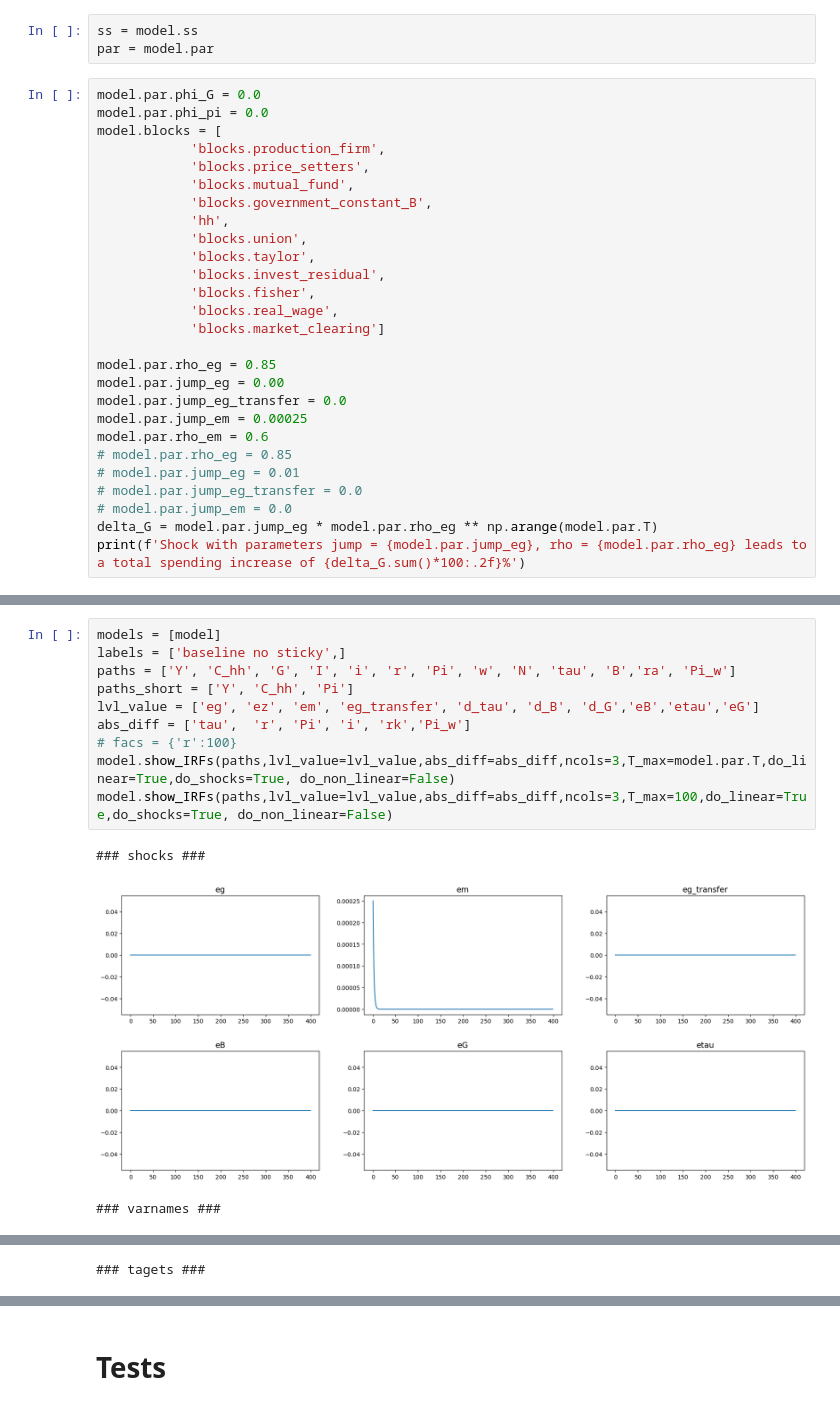
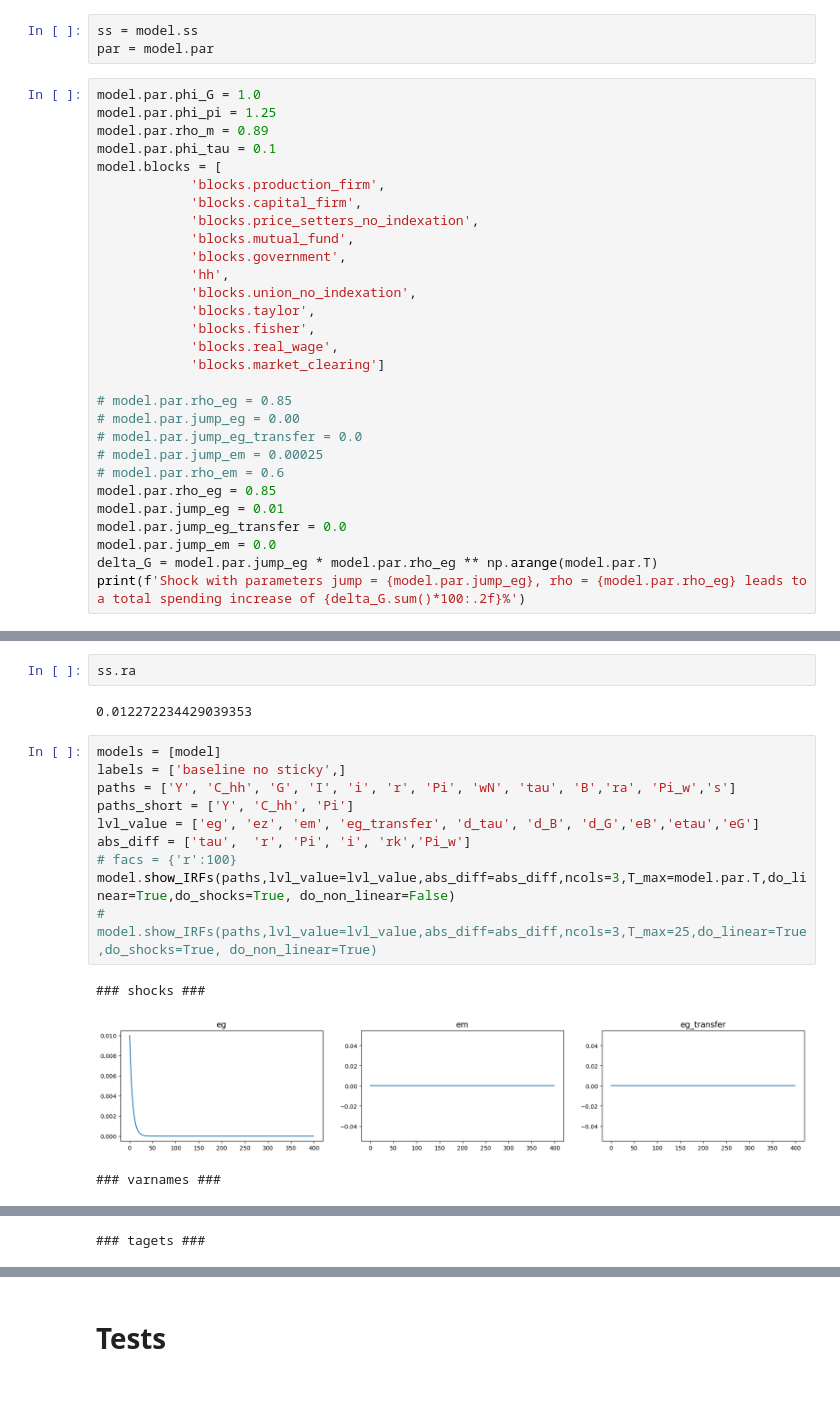
Before and after one commit to YanWin/StickyInformationHANK, a Jupyter notebook: notebooks/Tests_Examples/HANKSticky_minimal.ipynb, the cells around one changed output, grey strips where cells are left out. Drawn from its saved outputs; the diff is of its cells as text.

```diff
--- a/notebooks/Tests_Examples/HANKSticky_minimal.ipynb
+++ b/notebooks/Tests_Examples/HANKSticky_minimal.ipynb
@@ -49,30 +102,32 @@ Discrepancy in MPC =  -0.00000000
 ss = model.ss
 par = model.par
 # %%
-model.par.phi_G = 0.0
-model.par.phi_pi = 0.0
+model.par.phi_G = 1.0
+model.par.phi_pi = 1.25
+model.par.rho_m = 0.89
+model.par.phi_tau = 0.1
 model.blocks = [
             'blocks.production_firm',
-            'blocks.price_setters',
+            'blocks.capital_firm',
+            'blocks.price_setters_no_indexation',
             'blocks.mutual_fund',
-            'blocks.government_constant_B',
+            'blocks.government',
             'hh',
-            'blocks.union',
+            'blocks.union_no_indexation',
             'blocks.taylor',
-            'blocks.invest_residual',
             'blocks.fisher',
             'blocks.real_wage',
             'blocks.market_clearing']
 
+# model.par.rho_eg = 0.85
+# model.par.jump_eg = 0.00
+# model.par.jump_eg_transfer = 0.0
+# model.par.jump_em = 0.00025
+# model.par.rho_em = 0.6
 model.par.rho_eg = 0.85
-model.par.jump_eg = 0.00
+model.par.jump_eg = 0.01
 model.par.jump_eg_transfer = 0.0
-model.par.jump_em = 0.00025
-model.par.rho_em = 0.6
-# model.par.rho_eg = 0.85
-# model.par.jump_eg = 0.01
-# model.par.jump_eg_transfer = 0.0
-# model.par.jump_em = 0.0
+model.par.jump_em = 0.0
 delta_G = model.par.jump_eg * model.par.rho_eg ** np.arange(model.par.T)
 print(f'Shock with parameters jump = {model.par.jump_eg}, rho = {model.par.rho_eg} leads to a total spending increase of {delta_G.sum()*100:.2f}%')
 # %% [output]
@@ -104,14 +204,18 @@ model.find_IRFs(shocks=['em'])
+# %%
+ss.ra
+# %% [output]
+0.012272234429039353
 # %%
 models = [model]
 labels = ['baseline no sticky',]
-paths = ['Y', 'C_hh', 'G', 'I', 'i', 'r', 'Pi', 'w', 'N', 'tau', 'B','ra', 'Pi_w']
+paths = ['Y', 'C_hh', 'G', 'I', 'i', 'r', 'Pi', 'wN', 'tau', 'B','ra', 'Pi_w','s']
 paths_short = ['Y', 'C_hh', 'Pi']
 lvl_value = ['eg', 'ez', 'em', 'eg_transfer', 'd_tau', 'd_B', 'd_G','eB','etau','eG']
 abs_diff = ['tau',  'r', 'Pi', 'i', 'rk','Pi_w']
 # facs = {'r':100}
 model.show_IRFs(paths,lvl_value=lvl_value,abs_diff=abs_diff,ncols=3,T_max=model.par.T,do_linear=True,do_shocks=True, do_non_linear=False)
-model.show_IRFs(paths,lvl_value=lvl_value,abs_diff=abs_diff,ncols=3,T_max=100,do_linear=True,do_shocks=True, do_non_linear=False)
+# model.show_IRFs(paths,lvl_value=lvl_value,abs_diff=abs_diff,ncols=3,T_max=25,do_linear=True,do_shocks=True, do_non_linear=True)
 # %% [output]
 ### shocks ###
-[figure, old version]
+[figure, new version]
 ### varnames ###
```
Also changed, not shown: parts of 26 cells of this notebook, 12 other files.
